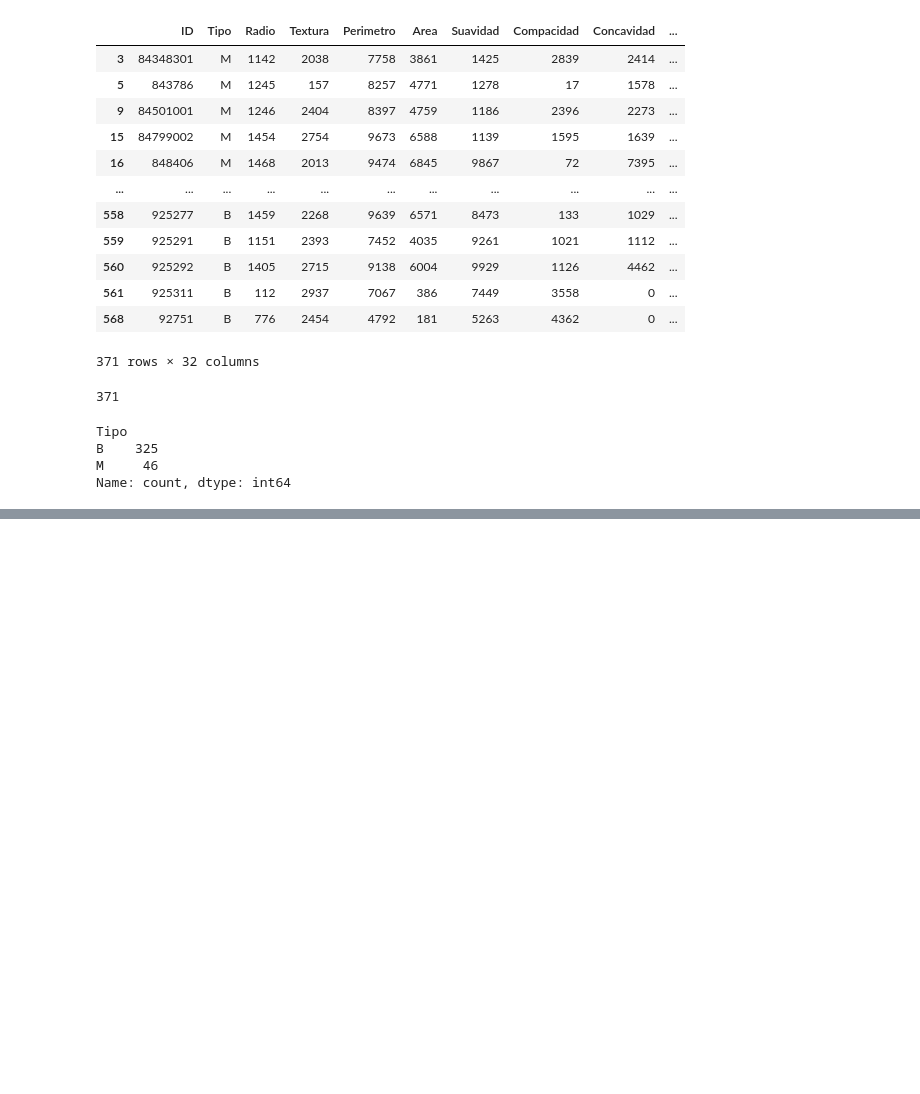
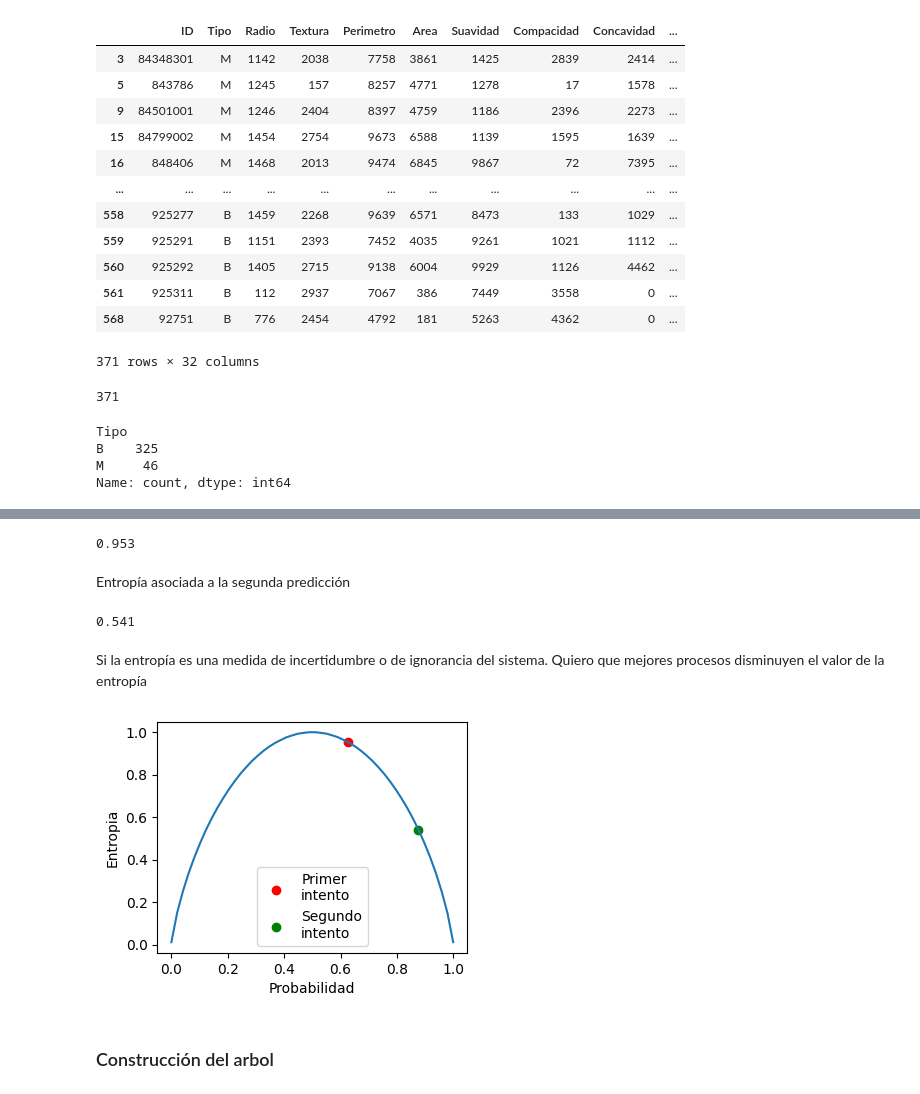
Before and after one commit to JhonZafra/Statistic_Concepts, a Jupyter notebook: SemanaXI/IntroducciónML.ipynb, the cells around one changed output, grey strips where cells are left out. Saved outputs shown, nothing was run; the diff lists cells and outputs as text; code cells hidden in the pictures; blank space fills up the shorter version.

Commit message:
Entropia

```diff
--- a/SemanaXI/IntroducciónML.ipynb
+++ b/SemanaXI/IntroducciónML.ipynb
@@ -110,0 +133,33 @@ Name: count, dtype: int64
+# %%
+#Función de entropía
+def S(p):
+    return (-p * np.log2(p) - ( 1 - p)*np.log2(1 - p)).round(3)
+# %%
+# Entropía asociada a la primera predicción  (Todas las células)
+S(0.627)
+# %% [output]
+0.953
+# %% [markdown]
+Entropía asociada a la segunda predicción
+# %%
+# Entropía asociada a la segunda predicción (Considerando las células con perímetro mayor a 3500)
+S(0.876)
+# %% [output]
+0.541
+# %% [markdown]
+Si la entropía es una medida de incertidumbre o de ignorancia del sistema. Quiero que mejores procesos disminuyen el valor de la entropía
+# %%
+plt.figure(figsize= (4,3))
+ε = 1e-3
+p = np.linspace(0 + ε, 1 - ε)
+plt.plot(p, S(p))
+plt.scatter(0.627, S(0.627), color ='red', label= 'Primer\nintento')
+plt.scatter(0.876, S(0.876), color ='green', label= 'Segundo\nintento')
+plt.xlabel('Probabilidad')
+plt.ylabel('Entropia')
+plt.legend()
+plt.show()
+# %% [output]
+[figure, added]
+# %% [markdown]
+### Construcción del arbol
```
Also changed, not shown: parts of 20 cells of this notebook.
